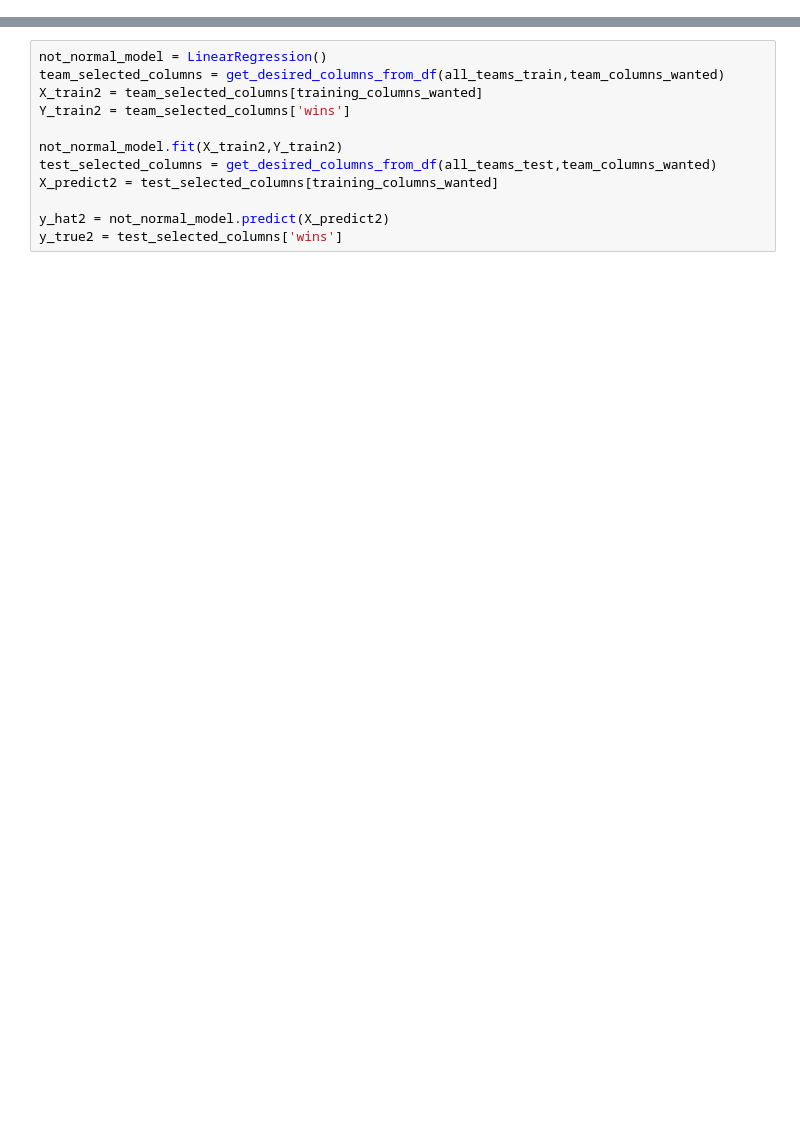
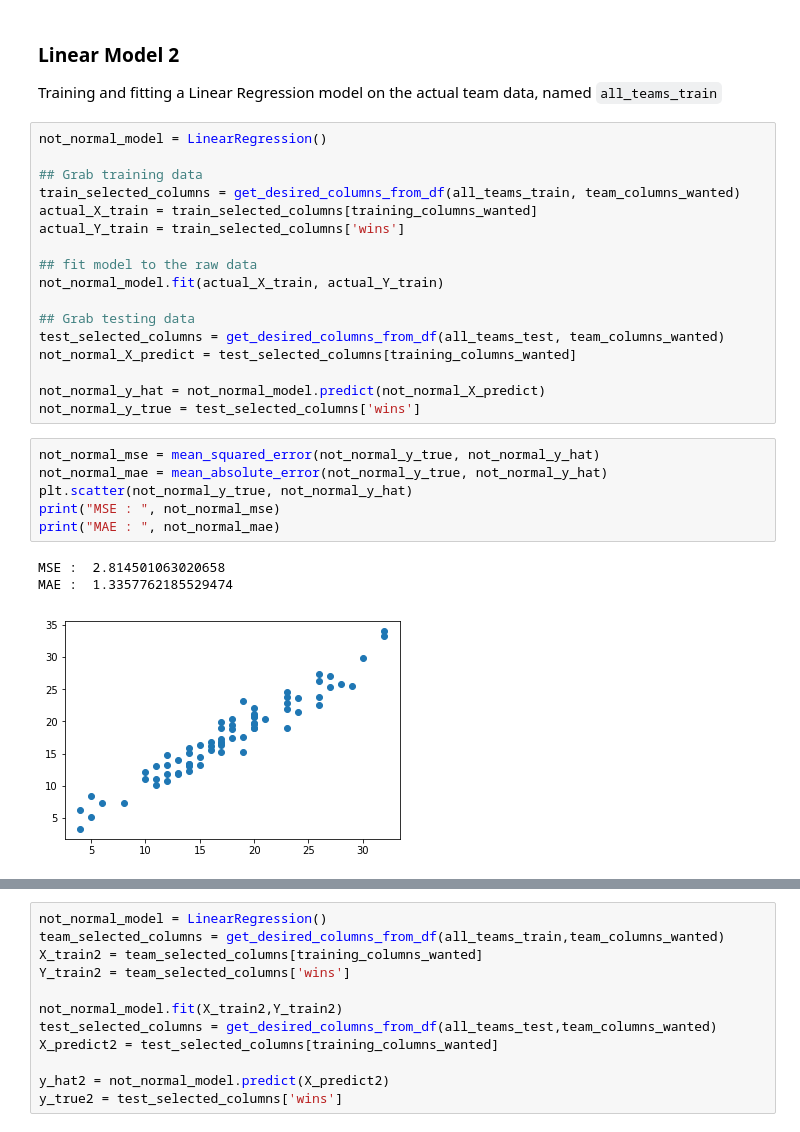
Before and after one commit to JustinRWong/AmazoogleChallengeLab, a Jupyter notebook: Modeling[11-26].ipynb, the cells around one changed output, grey strips where cells are left out. Saved outputs shown, nothing was run; the diff lists cells and outputs as text; blank space fills up the shorter version.

```diff
--- a/Modeling[11-26].ipynb
+++ b/Modeling[11-26].ipynb
@@ -127,0 +165,31 @@ y_true = y_true['wins']
+# %% [markdown]
+### Linear Model 2
+
+Training and fitting a Linear Regression model on the actual team data, named `all_teams_train`
+# %%
+not_normal_model = LinearRegression()
+
+## Grab training data
+train_selected_columns = get_desired_columns_from_df(all_teams_train, team_columns_wanted)
+actual_X_train = train_selected_columns[training_columns_wanted]
+actual_Y_train = train_selected_columns['wins']
+
+## fit model to the raw data
+not_normal_model.fit(actual_X_train, actual_Y_train)
+
+## Grab testing data
+test_selected_columns = get_desired_columns_from_df(all_teams_test, team_columns_wanted)
+not_normal_X_predict = test_selected_columns[training_columns_wanted]
+
+not_normal_y_hat = not_normal_model.predict(not_normal_X_predict)
+not_normal_y_true = test_selected_columns['wins']
+# %%
+not_normal_mse = mean_squared_error(not_normal_y_true, not_normal_y_hat)
+not_normal_mae = mean_absolute_error(not_normal_y_true, not_normal_y_hat)
+plt.scatter(not_normal_y_true, not_normal_y_hat)
+print("MSE : ", not_normal_mse)
+print("MAE : ", not_normal_mae)
+# %% [output]
+MSE :  2.814501063020658
+MAE :  1.3357762185529474
+[figure, added]
```
Also changed, not shown: parts of 38 cells of this notebook.
